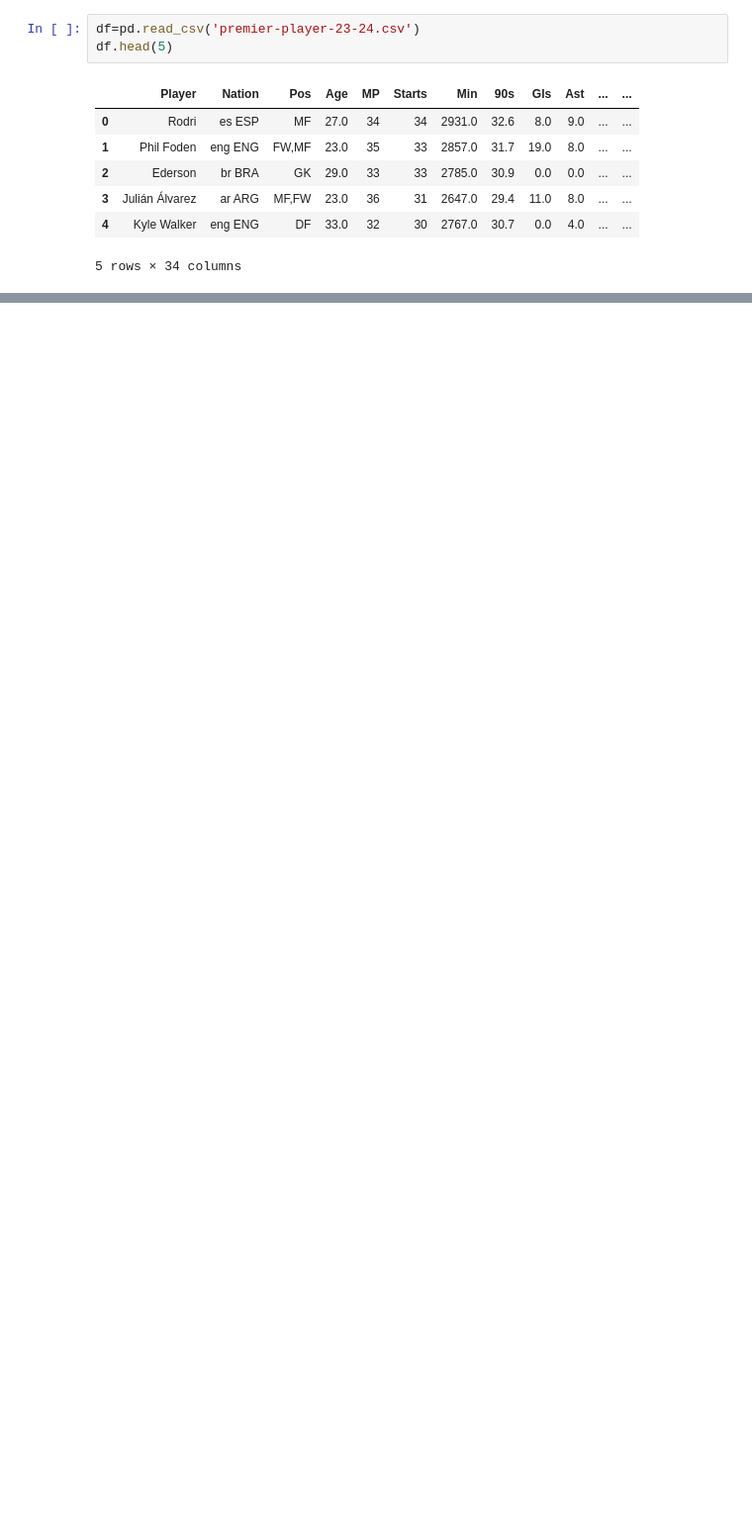
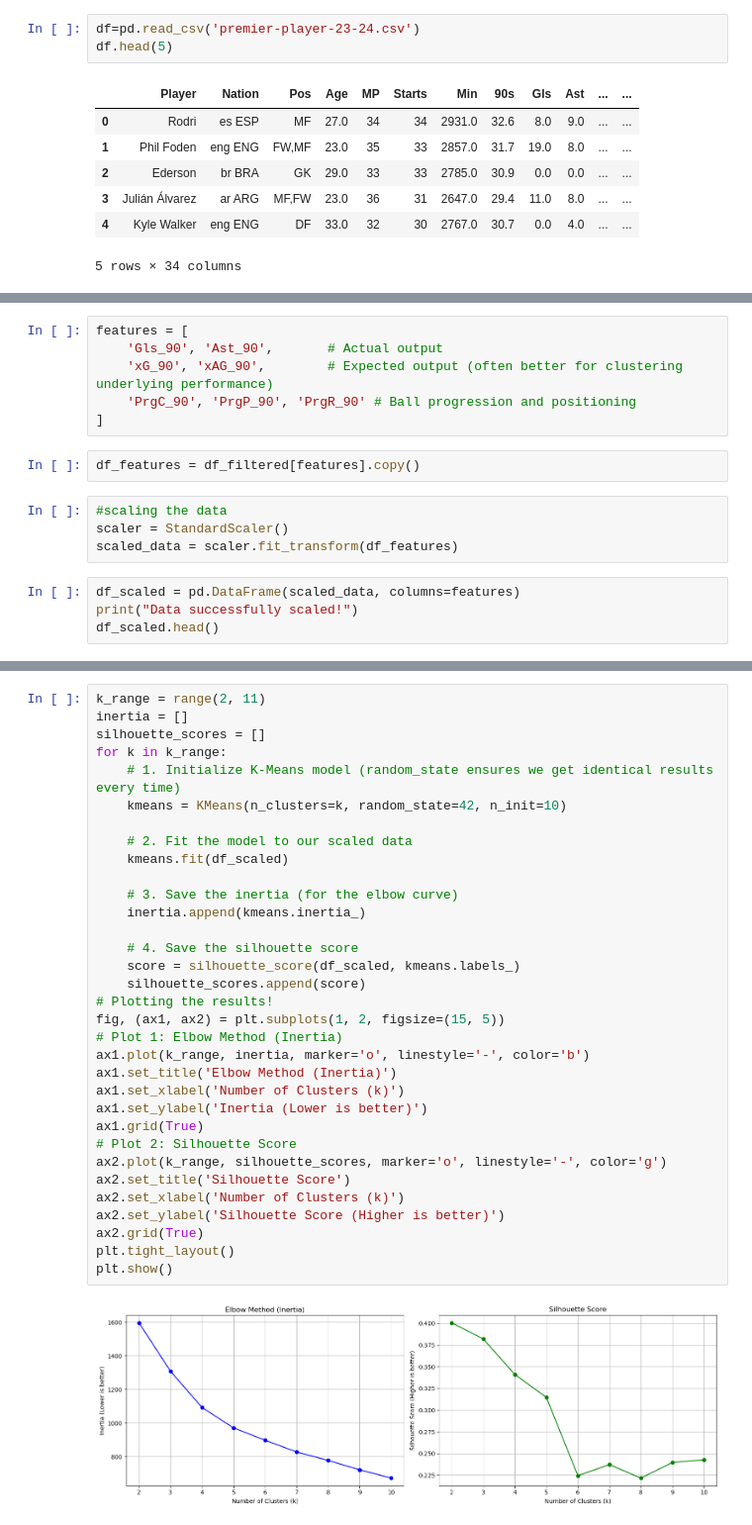
Before and after one commit to Qu1te-a-nice-guy/Football_stats, a Jupyter notebook: NB_1.ipynb, the cells around one changed output, grey strips where cells are left out. Shown at 99% size. Cells and saved outputs as stored; diff of their text form; blank space fills up the shorter version.

```diff
--- a/NB_1.ipynb
+++ b/NB_1.ipynb
@@ -205,0 +44,16 @@ Lost Daniel Muñoz and Adam Wharton due to inexistant market value data
+# %%
+features = [
+    'Gls_90', 'Ast_90',       # Actual output
+    'xG_90', 'xAG_90',        # Expected output (often better for clustering underlying performance)
+    'PrgC_90', 'PrgP_90', 'PrgR_90' # Ball progression and positioning
+]
+# %%
+df_features = df_filtered[features].copy()
+# %%
+#scaling the data
+scaler = StandardScaler()
+scaled_data = scaler.fit_transform(df_features)
+# %%
+df_scaled = pd.DataFrame(scaled_data, columns=features)
+print("Data successfully scaled!")
+df_scaled.head()
@@ -205,0 +68,35 @@ Lost Daniel Muñoz and Adam Wharton due to inexistant market value data
+# %%
+k_range = range(2, 11)
+inertia = []
+silhouette_scores = []
+for k in k_range:
+    # 1. Initialize K-Means model (random_state ensures we get identical results every time)
+    kmeans = KMeans(n_clusters=k, random_state=42, n_init=10)
+
+    # 2. Fit the model to our scaled data
+    kmeans.fit(df_scaled)
+
+    # 3. Save the inertia (for the elbow curve)
+    inertia.append(kmeans.inertia_)
+
+    # 4. Save the silhouette score
+    score = silhouette_score(df_scaled, kmeans.labels_)
+    silhouette_scores.append(score)
+# Plotting the results!
+fig, (ax1, ax2) = plt.subplots(1, 2, figsize=(15, 5))
+# Plot 1: Elbow Method (Inertia)
+ax1.plot(k_range, inertia, marker='o', linestyle='-', color='b')
+ax1.set_title('Elbow Method (Inertia)')
+ax1.set_xlabel('Number of Clusters (k)')
+ax1.set_ylabel('Inertia (Lower is better)')
+ax1.grid(True)
+# Plot 2: Silhouette Score
+ax2.plot(k_range, silhouette_scores, marker='o', linestyle='-', color='g')
+ax2.set_title('Silhouette Score')
+ax2.set_xlabel('Number of Clusters (k)')
+ax2.set_ylabel('Silhouette Score (Higher is better)')
+ax2.grid(True)
+plt.tight_layout()
+plt.show()
+# %% [output]
+[figure, added]
```
Also changed, not shown: parts of 31 cells of this notebook, 1 other file.
